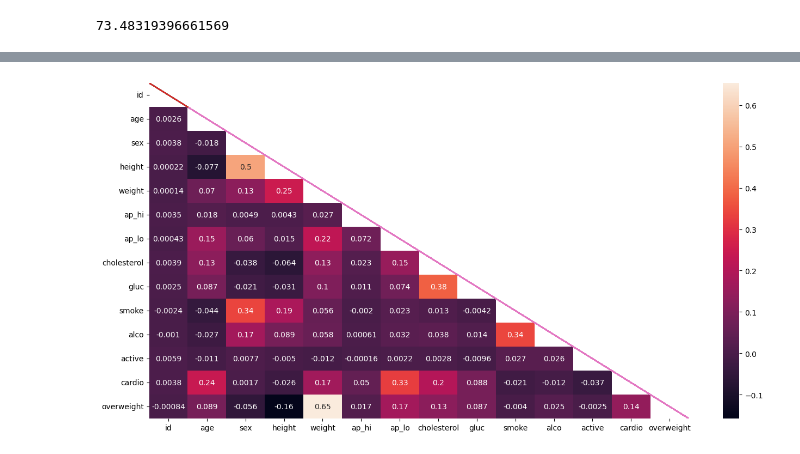
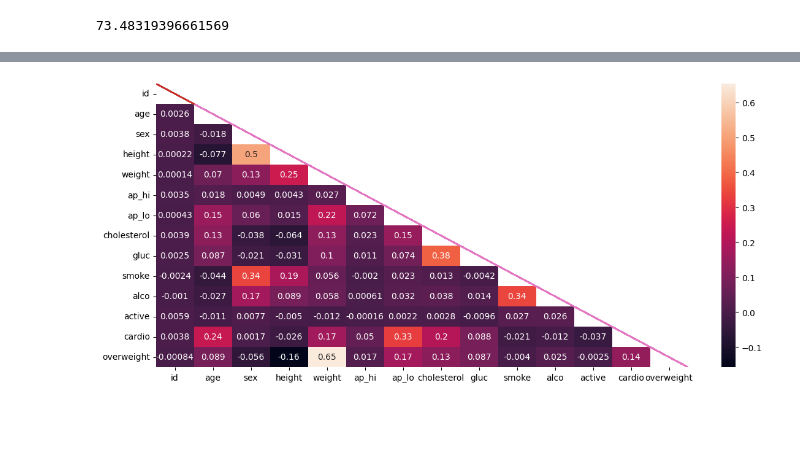
Before and after one commit to abeflores/Data_Analysis_with_Python, a Jupyter notebook: medical_data_visualizer.ipynb, the cells around one changed output, grey strips where cells are left out. Cells and saved outputs as stored; diff of their text form; code cells hidden in the pictures; blank space fills up the shorter version.

```diff
--- a/medical_data_visualizer.ipynb
+++ b/medical_data_visualizer.ipynb
@@ -243,10 +243,10 @@ draw_heat_map()
 # %%
-import matplotlib.pyplot as mp
+import matplotlib.pyplot as plt
 mask = np.triu(np.ones_like(df_heat.corr()))
 corr = sns.heatmap(df_heat.corr(), annot=True, mask=mask)
 fig, ax = df_heat, df_heat
-mp.rcParams["figure.figsize"] = (20,3)
-mp.plot(fig, ax)
-mp.show()
+plt.rcParams["figure.figsize"] = (14,14)
+plt.plot(fig, ax)
+plt.show()
 # %% [output]
-[figure, old version]
+[figure, new version]
```
Also changed, not shown: parts of 2 cells of this notebook.
